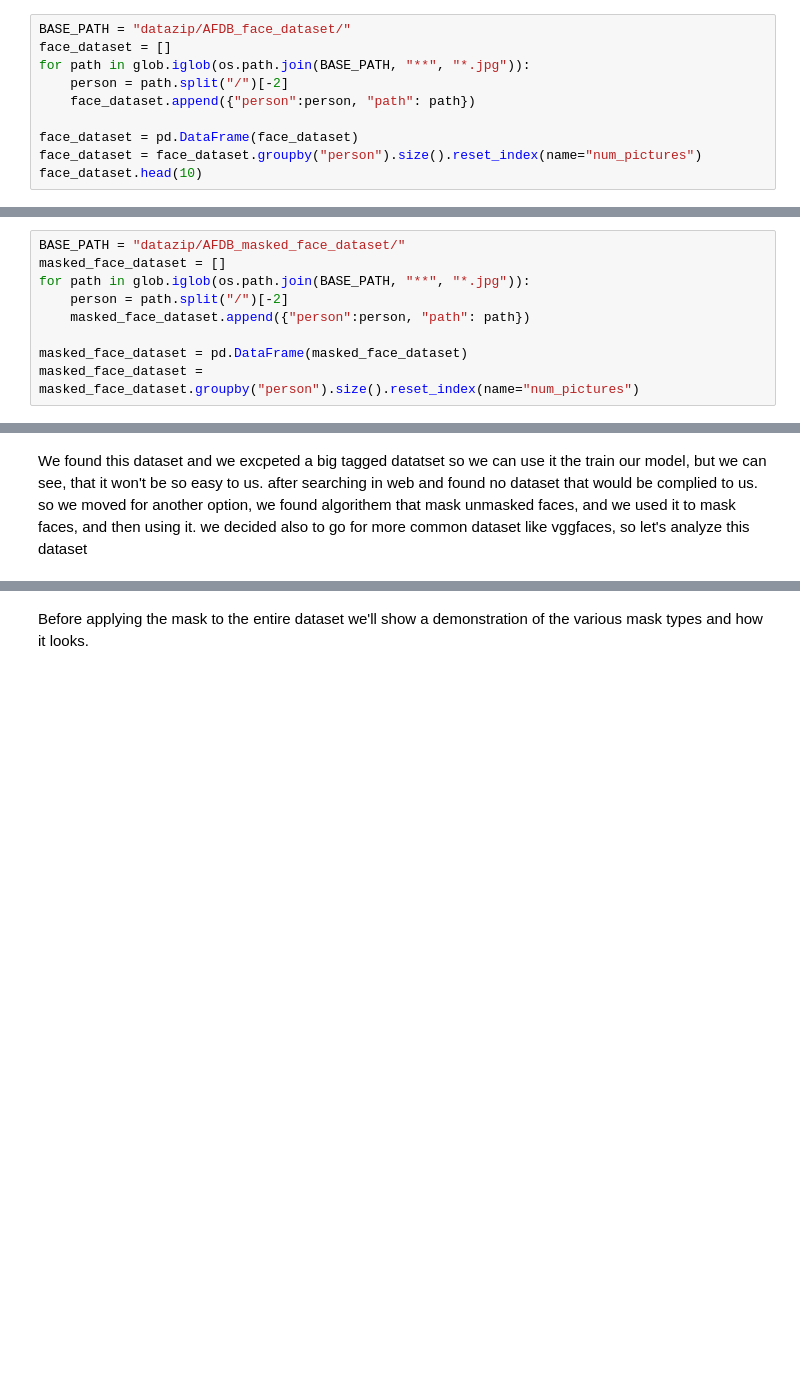
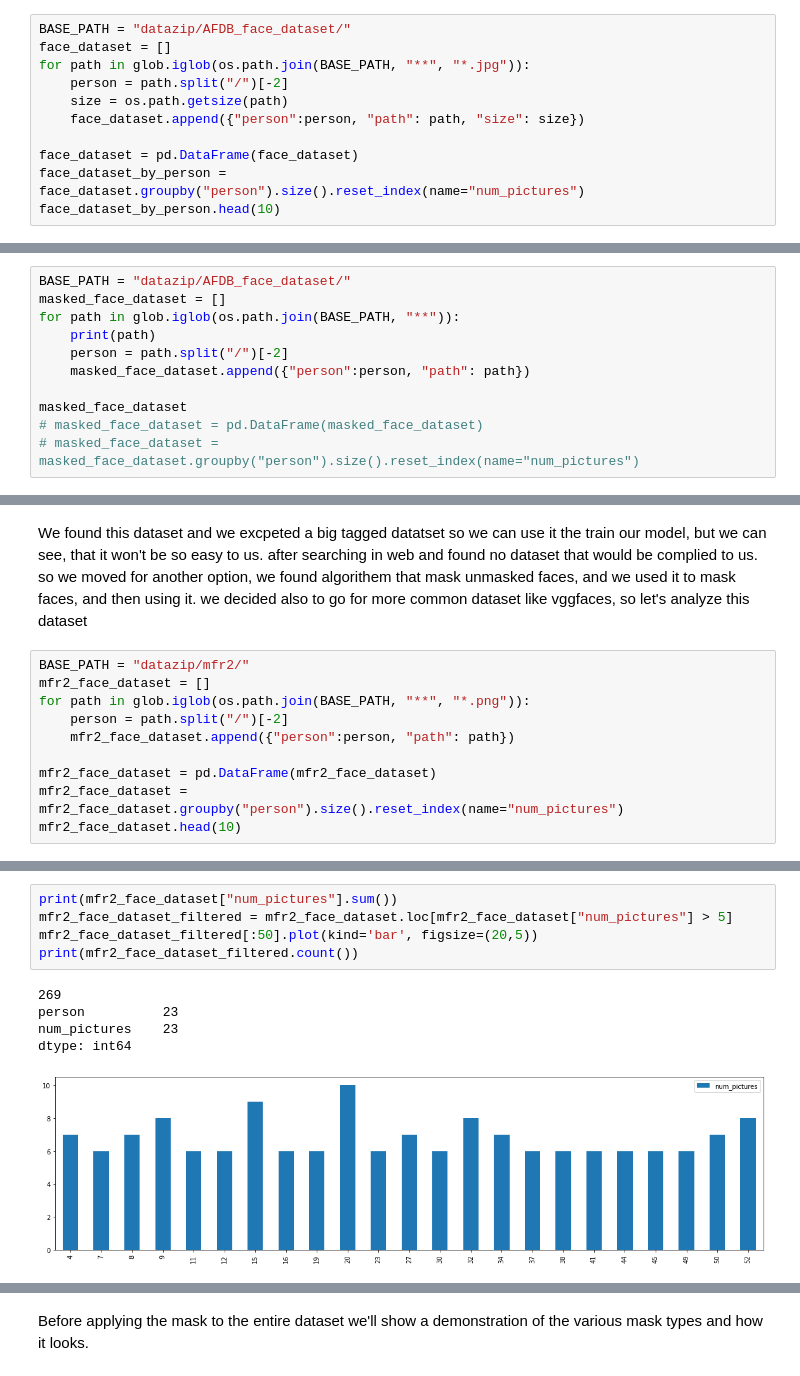
Before and after one commit to ofekari/MaskedFaceDetection, a Jupyter notebook: MaskedFaceDetectionNotebook.ipynb, the cells around one changed output, grey strips where cells are left out. Drawn from its saved outputs; the diff is of its cells as text; blank space fills up the shorter version.

Commit message:
created new handler for the new lambda, and changed names

```diff
--- a/MaskedFaceDetectionNotebook.ipynb
+++ b/MaskedFaceDetectionNotebook.ipynb
@@ -116,11 +116,12 @@ BASE_PATH = "datazip/AFDB_face_dataset/"
 face_dataset = []
 for path in glob.iglob(os.path.join(BASE_PATH, "**", "*.jpg")):
     person = path.split("/")[-2]
-    face_dataset.append({"person":person, "path": path})
+    size = os.path.getsize(path)
+    face_dataset.append({"person":person, "path": path, "size": size})
 
 face_dataset = pd.DataFrame(face_dataset)
-face_dataset = face_dataset.groupby("person").size().reset_index(name="num_pictures")
-face_dataset.head(10)
+face_dataset_by_person = face_dataset.groupby("person").size().reset_index(name="num_pictures")
+face_dataset_by_person.head(10)
 # %% [output]
 |  | person | num_pictures |
 | 0 | aidai | 180 |
@@ -147,11 +148,13 @@ print(face_dataset_num_pictuers.median())
 # %% [markdown]
 unmaksed pictures:
 # %%
-BASE_PATH = "datazip/AFDB_masked_face_dataset/"
+BASE_PATH = "datazip/AFDB_face_dataset/"
 masked_face_dataset = []
-for path in glob.iglob(os.path.join(BASE_PATH, "**", "*.jpg")):
+for path in glob.iglob(os.path.join(BASE_PATH, "**")):
+    print(path)
     person = path.split("/")[-2]
     masked_face_dataset.append({"person":person, "path": path})
 
-masked_face_dataset = pd.DataFrame(masked_face_dataset)
-masked_face_dataset = masked_face_dataset.groupby("person").size().reset_index(name="num_pictures")
+masked_face_dataset
+# masked_face_dataset = pd.DataFrame(masked_face_dataset)
+# masked_face_dataset = masked_face_dataset.groupby("person").size().reset_index(name="num_pictures")
@@ -212,3 +250,13 @@ pyplot.show()
 We found this dataset and we excpeted a big tagged datatset so we can use it the train our model, but we can see, that it won't be so easy to us. after searching in web and found no dataset that would be complied to us.
 so we moved for another option, we found algorithem that mask unmasked faces, and we used it to mask faces, and then using it.
 we decided also to go for more common dataset like vggfaces, so let's analyze this dataset
+# %%
+BASE_PATH = "datazip/mfr2/"
+mfr2_face_dataset = []
+for path in glob.iglob(os.path.join(BASE_PATH, "**", "*.png")):
+    person = path.split("/")[-2]
+    mfr2_face_dataset.append({"person":person, "path": path})
+
+mfr2_face_dataset = pd.DataFrame(mfr2_face_dataset)
+mfr2_face_dataset = mfr2_face_dataset.groupby("person").size().reset_index(name="num_pictures")
+mfr2_face_dataset.head(10)
@@ -215,3 +275,14 @@ we decided also to go for more common dataset like vggfaces, so let's analyze th
+# %%
+print(mfr2_face_dataset["num_pictures"].sum())
+mfr2_face_dataset_filtered = mfr2_face_dataset.loc[mfr2_face_dataset["num_pictures"] > 5]
+mfr2_face_dataset_filtered[:50].plot(kind='bar', figsize=(20,5))
+print(mfr2_face_dataset_filtered.count())
+# %% [output]
+269
+person          23
+num_pictures    23
+dtype: int64
+[figure, added]
 # %%
 ## Pre-processing
 Pre-processing is an important part of every data science project to ensure the data is uniformed and ready for the execution of the algorithms. There are plenty of techniques to pre-process images, we will try various techniques and compare their performance on the results of the execution of the algorithms in terms of time and quality.
```
Also changed, not shown: parts of 3 cells of this notebook.
